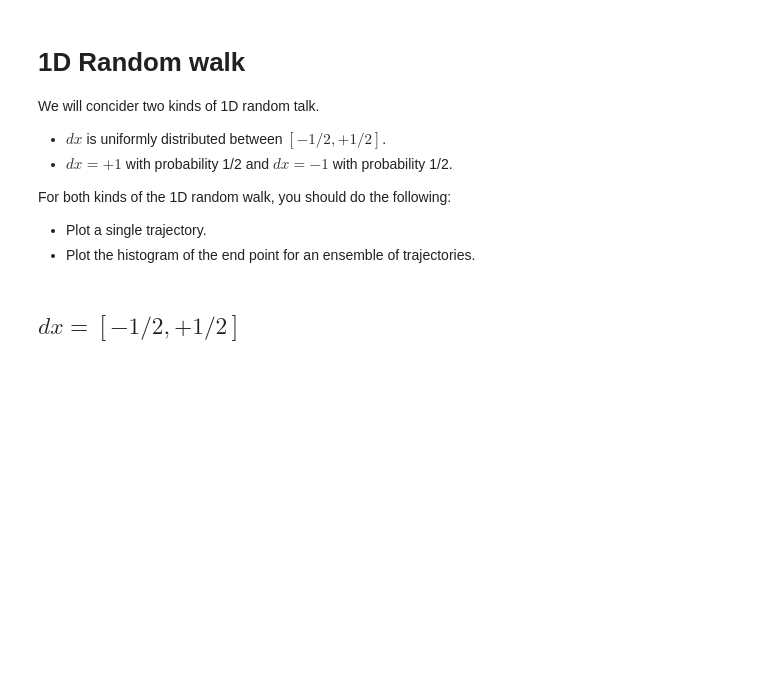
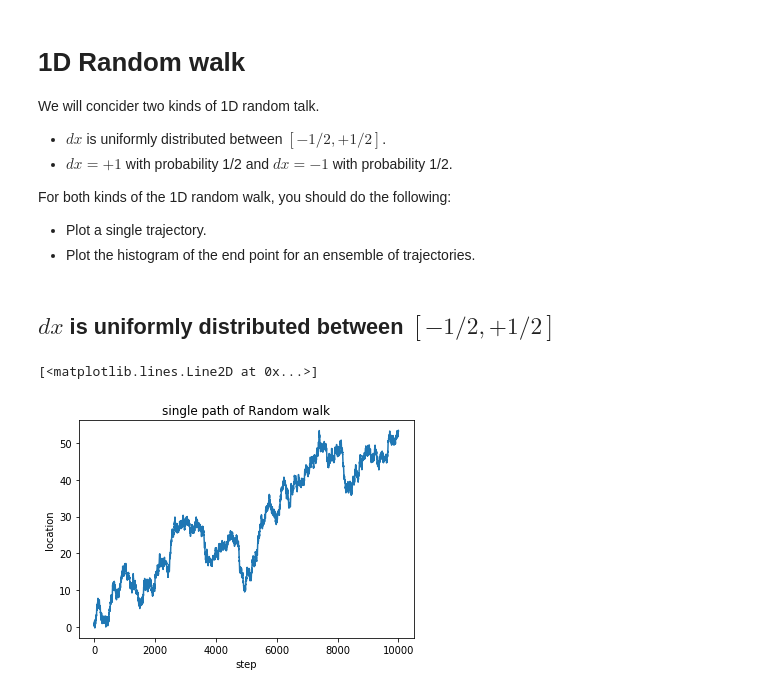
Before and after one commit to NTHU-Phys-Qubit/hw1-qaz20031616, a Jupyter notebook: Problem-1.ipynb, the cells around one changed output. Cells and saved outputs as stored; diff of their text form; code cells hidden in the pictures; blank space fills up the shorter version.

```diff
--- a/Problem-1.ipynb
+++ b/Problem-1.ipynb
@@ -12,4 +9,19 @@ For both kinds of the 1D random walk, you should do the following:
 * Plot a single trajectory.
 * Plot the histogram of the end point for an ensemble of trajectories.
 # %% [markdown]
-## $dx =   [−1/2,+1/2]$
+## $dx$ is uniformly distributed between $[-1/2, +1/2]$
+# %%
+import random
+import numpy as np
+import matplotlib.pyplot as plt
+
+step_n = 10000
+path = np.random.uniform(-0.5, 0.5, step_n)
+path = np.cumsum(path)
+plt.title("single path of Random walk")
+plt.xlabel('step')
+plt.ylabel('location')
+plt.plot(path)
+# %% [output]
+[<matplotlib.lines.Line2D at 0x...>]
+[figure, added]
```
Also changed, not shown: parts of 8 cells of this notebook, 1 other file.
